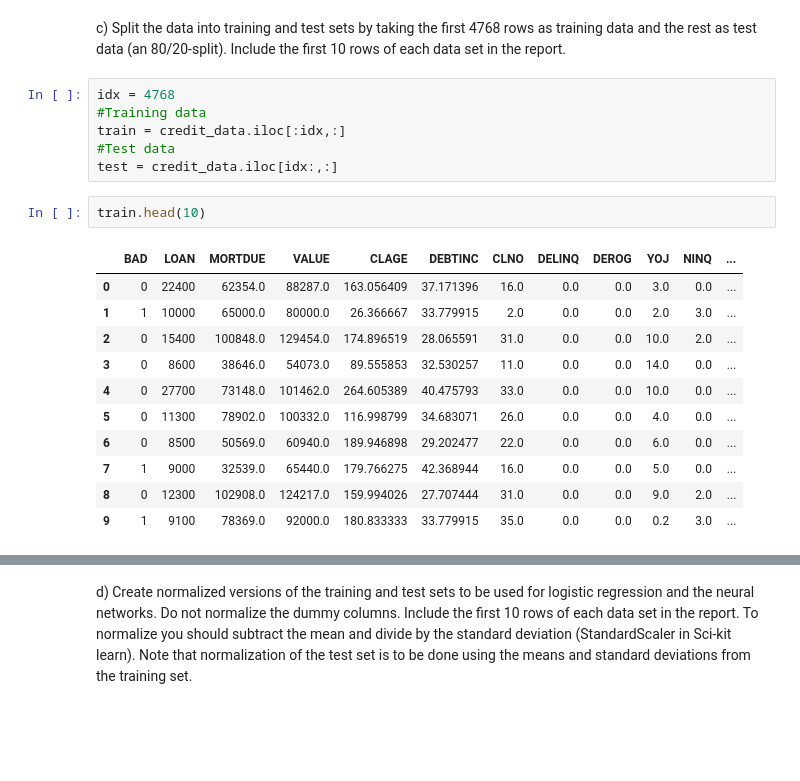
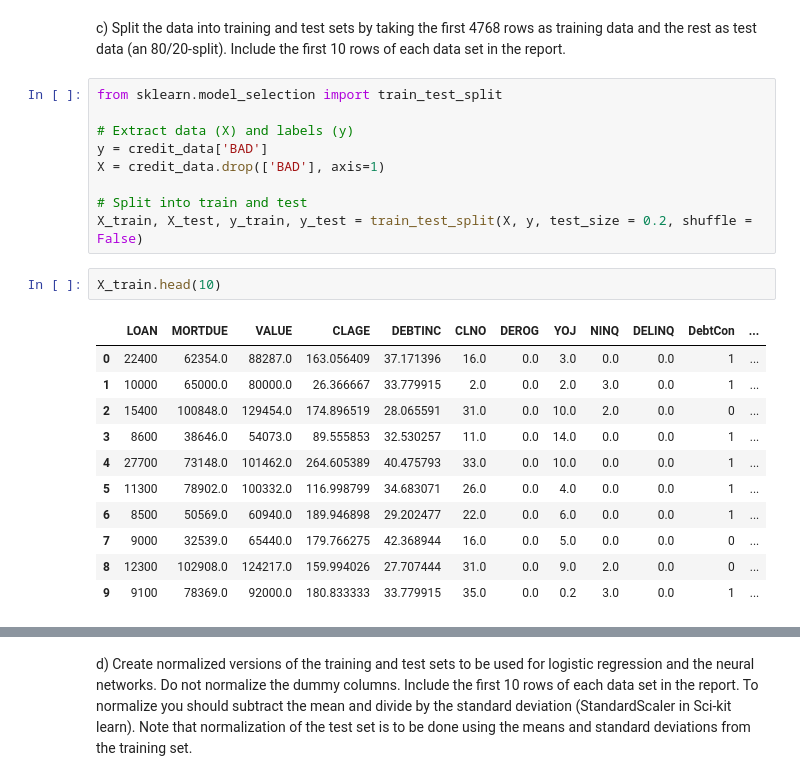
Before and after one commit to rickyhugo/ERM, a Jupyter notebook: CA5/CA5.ipynb, the cells around one changed output, grey strips where cells are left out. Cells and saved outputs as stored; diff of their text form; blank space fills up the shorter version.

```diff
--- a/CA5/CA5.ipynb
+++ b/CA5/CA5.ipynb
@@ -242,24 +222,27 @@ credit_data = credit_data.join(dummies_jobs)
 # %% [markdown]
 c) Split the data into training and test sets by taking the first 4768 rows as training data and the rest as
 test data (an 80/20-split). Include the first 10 rows of each data set in the report.
-# %%
-idx = 4768
-#Training data
-train = credit_data.iloc[:idx,:]
-#Test data
-test = credit_data.iloc[idx:,:]
+# %%
+from sklearn.model_selection import train_test_split
+
+# Extract data (X) and labels (y)
+y = credit_data['BAD']
+X = credit_data.drop(['BAD'], axis=1)
+
+# Split into train and test
+X_train, X_test, y_train, y_test = train_test_split(X, y, test_size = 0.2, shuffle = False)
 # %%
-train.head(10)
+X_train.head(10)
 # %% [output]
-|  | BAD | LOAN | MORTDUE | VALUE | CLAGE | DEBTINC | CLNO | DELINQ | DEROG | YOJ | NINQ | ... |
-| 0 | 0 | 22400 | 62354.0 | 88287.0 | 163.056409 | 37.171396 | 16.0 | 0.0 | 0.0 | 3.0 | 0.0 | ... |
-| 1 | 1 | 10000 | 65000.0 | 80000.0 | 26.366667 | 33.779915 | 2.0 | 0.0 | 0.0 | 2.0 | 3.0 | ... |
-| 2 | 0 | 15400 | 100848.0 | 129454.0 | 174.896519 | 28.065591 | 31.0 | 0.0 | 0.0 | 10.0 | 2.0 | ... |
-| 3 | 0 | 8600 | 38646.0 | 54073.0 | 89.555853 | 32.530257 | 11.0 | 0.0 | 0.0 | 14.0 | 0.0 | ... |
-| 4 | 0 | 27700 | 73148.0 | 101462.0 | 264.605389 | 40.475793 | 33.0 | 0.0 | 0.0 | 10.0 | 0.0 | ... |
-| 5 | 0 | 11300 | 78902.0 | 100332.0 | 116.998799 | 34.683071 | 26.0 | 0.0 | 0.0 | 4.0 | 0.0 | ... |
-| 6 | 0 | 8500 | 50569.0 | 60940.0 | 189.946898 | 29.202477 | 22.0 | 0.0 | 0.0 | 6.0 | 0.0 | ... |
-| 7 | 1 | 9000 | 32539.0 | 65440.0 | 179.766275 | 42.368944 | 16.0 | 0.0 | 0.0 | 5.0 | 0.0 | ... |
-| 8 | 0 | 12300 | 102908.0 | 124217.0 | 159.994026 | 27.707444 | 31.0 | 0.0 | 0.0 | 9.0 | 2.0 | ... |
-| 9 | 1 | 9100 | 78369.0 | 92000.0 | 180.833333 | 33.779915 | 35.0 | 0.0 | 0.0 | 0.2 | 3.0 | ... |
+|  | LOAN | MORTDUE | VALUE | CLAGE | DEBTINC | CLNO | DEROG | YOJ | NINQ | DELINQ | DebtCon | ... |
+| 0 | 22400 | 62354.0 | 88287.0 | 163.056409 | 37.171396 | 16.0 | 0.0 | 3.0 | 0.0 | 0.0 | 1 | ... |
+| 1 | 10000 | 65000.0 | 80000.0 | 26.366667 | 33.779915 | 2.0 | 0.0 | 2.0 | 3.0 | 0.0 | 1 | ... |
+| 2 | 15400 | 100848.0 | 129454.0 | 174.896519 | 28.065591 | 31.0 | 0.0 | 10.0 | 2.0 | 0.0 | 0 | ... |
+| 3 | 8600 | 38646.0 | 54073.0 | 89.555853 | 32.530257 | 11.0 | 0.0 | 14.0 | 0.0 | 0.0 | 1 | ... |
+| 4 | 27700 | 73148.0 | 101462.0 | 264.605389 | 40.475793 | 33.0 | 0.0 | 10.0 | 0.0 | 0.0 | 1 | ... |
+| 5 | 11300 | 78902.0 | 100332.0 | 116.998799 | 34.683071 | 26.0 | 0.0 | 4.0 | 0.0 | 0.0 | 1 | ... |
+| 6 | 8500 | 50569.0 | 60940.0 | 189.946898 | 29.202477 | 22.0 | 0.0 | 6.0 | 0.0 | 0.0 | 1 | ... |
+| 7 | 9000 | 32539.0 | 65440.0 | 179.766275 | 42.368944 | 16.0 | 0.0 | 5.0 | 0.0 | 0.0 | 0 | ... |
+| 8 | 12300 | 102908.0 | 124217.0 | 159.994026 | 27.707444 | 31.0 | 0.0 | 9.0 | 2.0 | 0.0 | 0 | ... |
+| 9 | 9100 | 78369.0 | 92000.0 | 180.833333 | 33.779915 | 35.0 | 0.0 | 0.2 | 3.0 | 0.0 | 1 | ... |
 # %%
```
Also changed, not shown: parts of 58 cells of this notebook.
